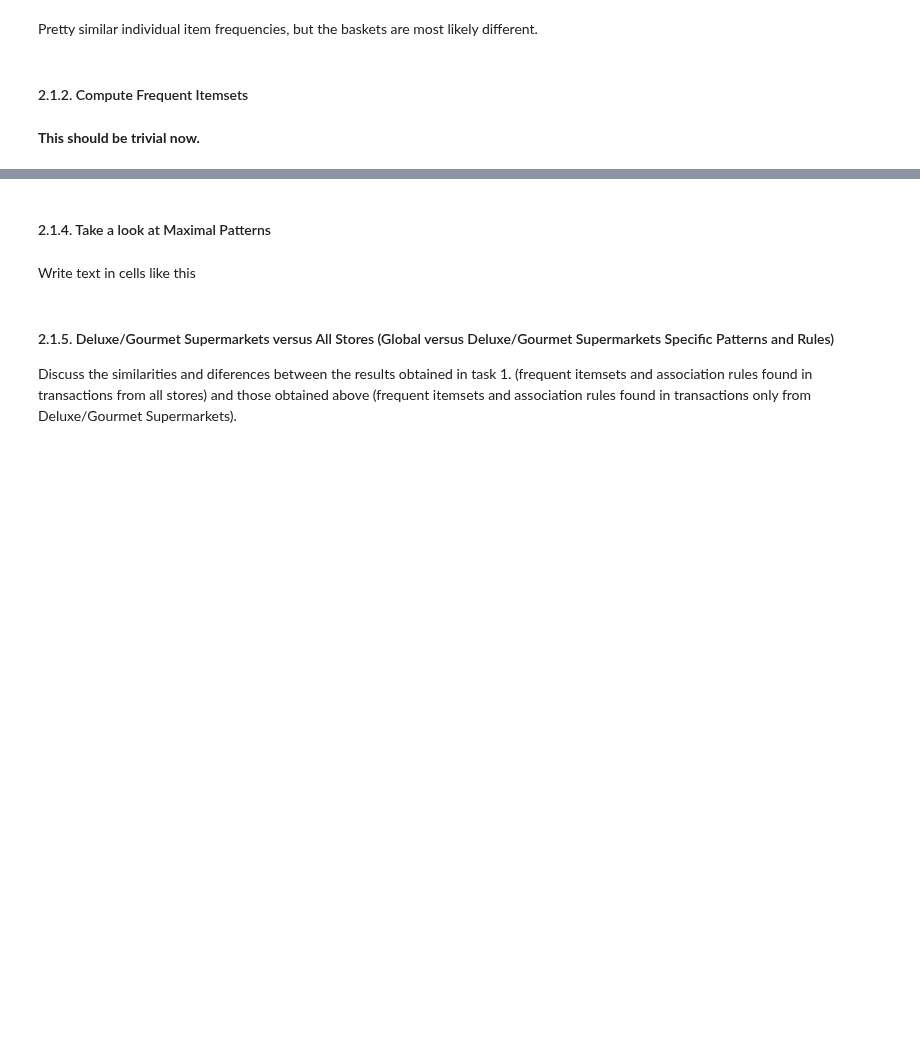
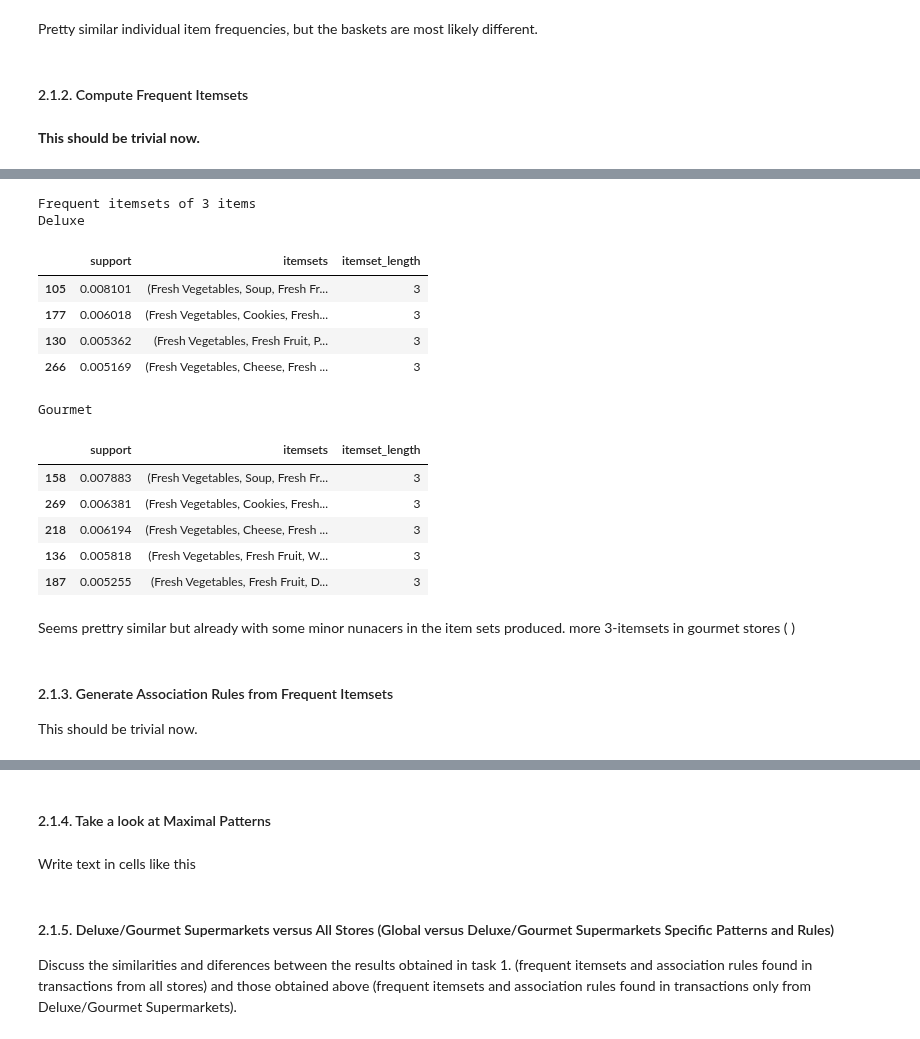
Before and after one commit to ijustsnapped/DataMine_PI, a Jupyter notebook: PD_202425_Project1/PD_202425_Project.ipynb, the cells around one changed output, grey strips where cells are left out. Drawn from its saved outputs; the diff is of its cells as text; code cells hidden in the pictures; blank space fills up the shorter version.

```diff
--- a/PD_202425_Project1/PD_202425_Project.ipynb
+++ b/PD_202425_Project1/PD_202425_Project.ipynb
@@ -2221,3 +2345,31 @@ Pretty similar individual item frequencies, but the baskets are most likely diff
+# %%
+print("Frequent itemsets of 3 items")
+print("Deluxe")
+display(frequent_deluxe[3].sort_values(by='support', ascending=False))
+print("Gourmet")
+display(frequent_gourmet[3].sort_values(by='support', ascending=False))
+# %% [output]
+Frequent itemsets of 3 items
+Deluxe
+|  | support | itemsets | itemset_length |
+| 105 | 0.008101 | (Fresh Vegetables, Soup, Fresh Fr... | 3 |
+| 177 | 0.006018 | (Fresh Vegetables, Cookies, Fresh... | 3 |
+| 130 | 0.005362 | (Fresh Vegetables, Fresh Fruit, P... | 3 |
+| 266 | 0.005169 | (Fresh Vegetables, Cheese, Fresh ... | 3 |
+Gourmet
+|  | support | itemsets | itemset_length |
+| 158 | 0.007883 | (Fresh Vegetables, Soup, Fresh Fr... | 3 |
+| 269 | 0.006381 | (Fresh Vegetables, Cookies, Fresh... | 3 |
+| 218 | 0.006194 | (Fresh Vegetables, Cheese, Fresh ... | 3 |
+| 136 | 0.005818 | (Fresh Vegetables, Fresh Fruit, W... | 3 |
+| 187 | 0.005255 | (Fresh Vegetables, Fresh Fruit, D... | 3 |
+# %% [markdown]
+Seems prettry similar but already with some minor nunacers in the item sets produced. more 3-itemsets in gourmet stores (
+)
+# %% [markdown]
+#### 2.1.3. Generate Association Rules from Frequent Itemsets
+
+This should be trivial now.
 # %%
 # frequent itemsets
 min_sup   = 0.001
```
Also changed, not shown: parts of 8 cells of this notebook.
